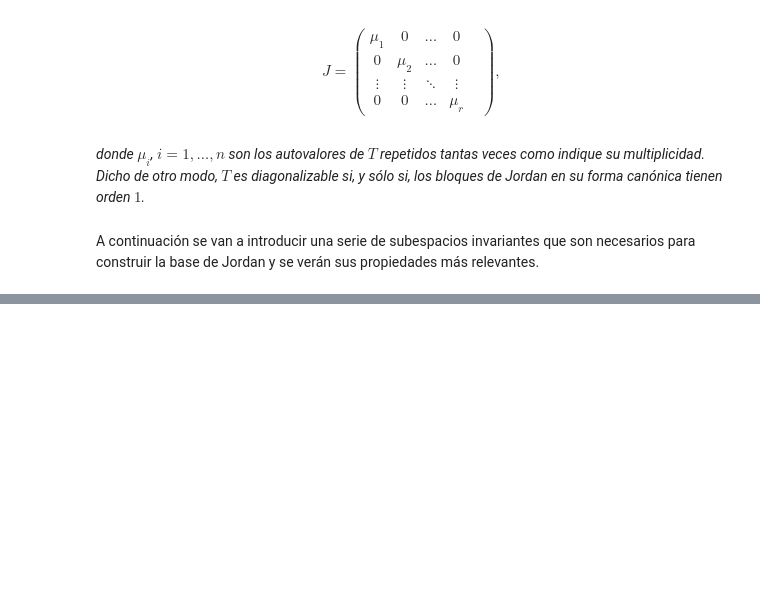
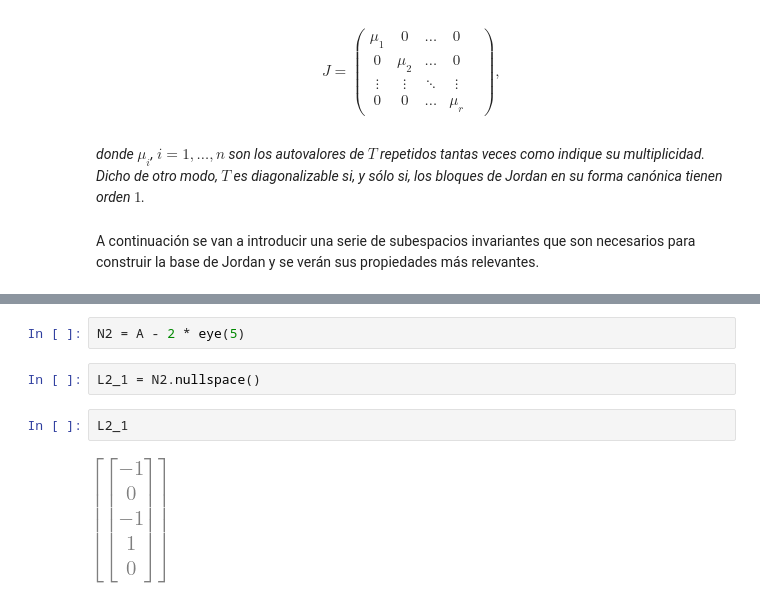
Before and after one commit to alejandrosanchezy/nerve, a Jupyter notebook: Forma Canónica de Jordan/formcanonicaljordan.ipynb, the cells around one changed output, grey strips where cells are left out. Saved outputs shown, nothing was run; the diff lists cells and outputs as text; blank space fills up the shorter version.

```diff
--- a/Forma Canónica de Jordan/formcanonicaljordan.ipynb
+++ b/Forma Canónica de Jordan/formcanonicaljordan.ipynb
@@ -71,0 +219,8 @@ Nótese que $L_{i0}=\ker \big((\lambda_i I - T)^{0}\big)=\ker(I)=\{0\}$, para to
+# %%
+N2 = A - 2 * eye(5)
+# %%
+L2_1 = N2.nullspace()
+# %%
+L2_1
+# %% [output]
+[figure, added]
```
Also changed, not shown: parts of 113 cells of this notebook, 3 other files.
